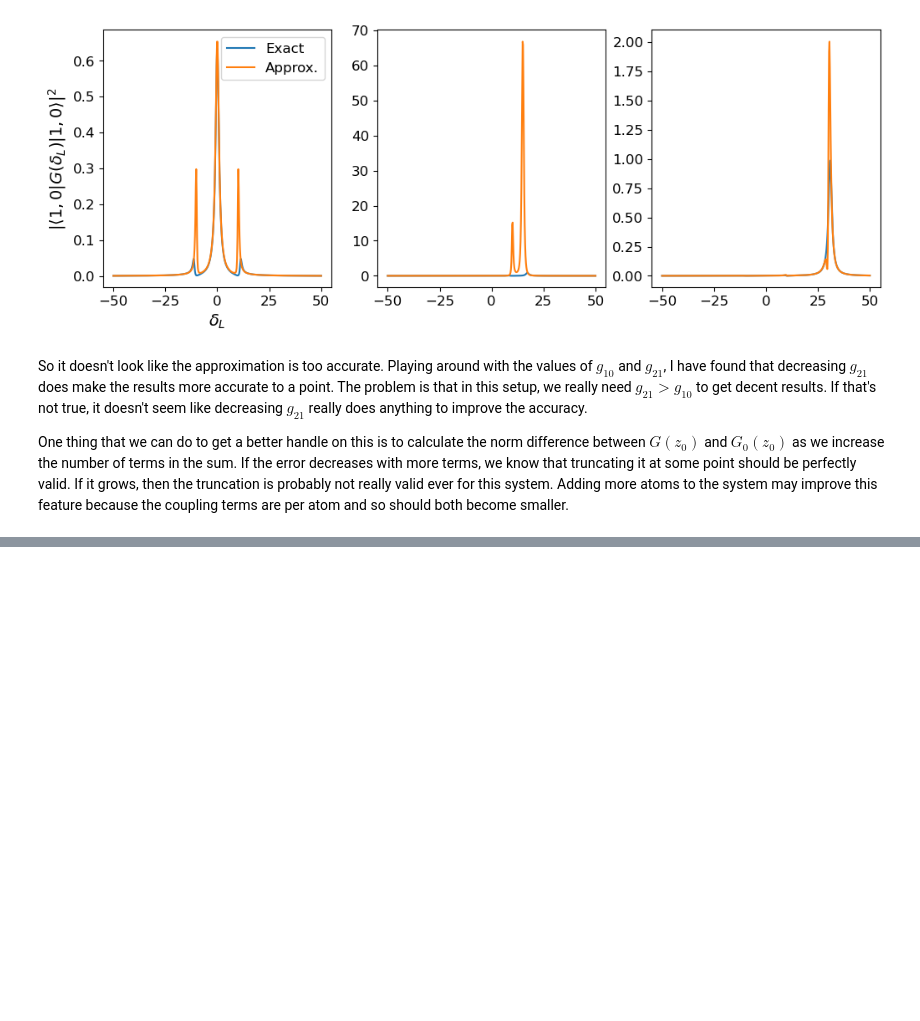
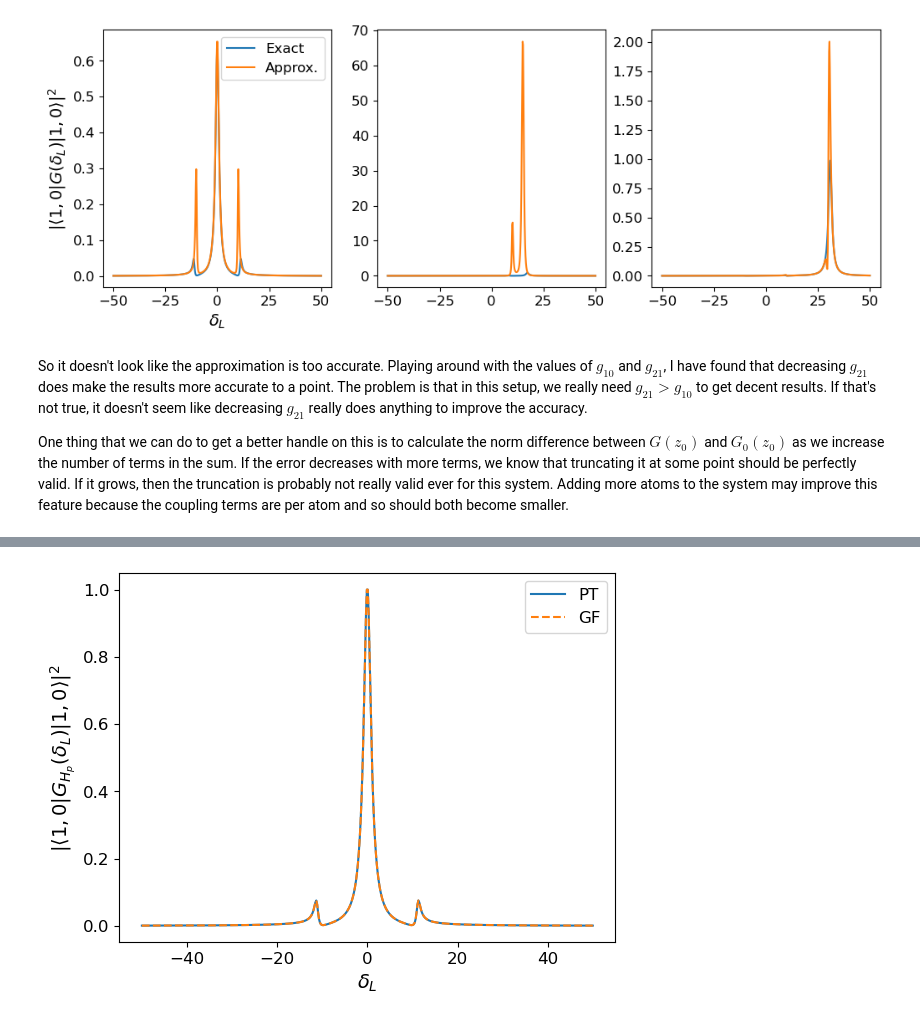
Before and after one commit to jleamer/mode_cooling, a Jupyter notebook: rydberg_calcs/gf_approach_1atom.ipynb, the cells around one changed output, grey strips where cells are left out. Drawn from its saved outputs; the diff is of its cells as text; code cells hidden in the pictures; blank space fills up the shorter version.

```diff
--- a/rydberg_calcs/gf_approach_1atom.ipynb
+++ b/rydberg_calcs/gf_approach_1atom.ipynb
@@ -891,0 +904,15 @@ plt.xticks([2*i for i in range(11)])
+# %%
+test_Gs = np.zeros(δL.shape[0], dtype=object)
+for i in range(δL.shape[0]):
+    test_Gs[i] = exact_resolvent(δL[i], Hp)
+# %%
+test_trans = np.array([np.abs(qu.basis(3,2).dag() * _ * qu.basis(3,2)) ** 2 for _ in test_Gs])
+# %%
+plt.plot(δL, np.abs(pert_trans) ** 2 / (np.abs(np.abs(pert_trans) ** 2)).max(), label='PT')
+plt.plot(δL, test_trans / test_trans.max(), '--', label='GF')
+plt.xlabel("$\\delta_L$")
+plt.ylabel("$|\\langle1,0|G_{H_p}(\\delta_L)|1,0\\rangle|^2$")
+plt.legend()
+plt.savefig("resolvent_hp_comp.png", format='png', dpi=300)
+# %% [output]
+[figure, added]
```
Also changed, not shown: parts of 6 cells of this notebook, 2 other files.
